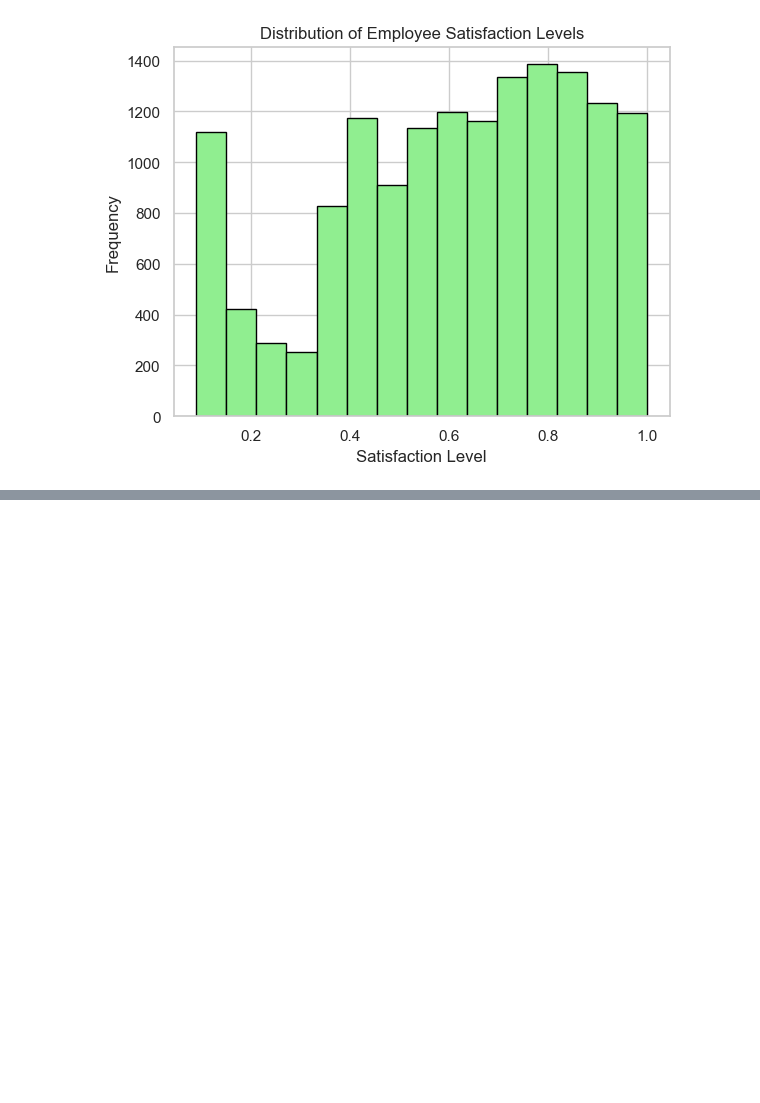
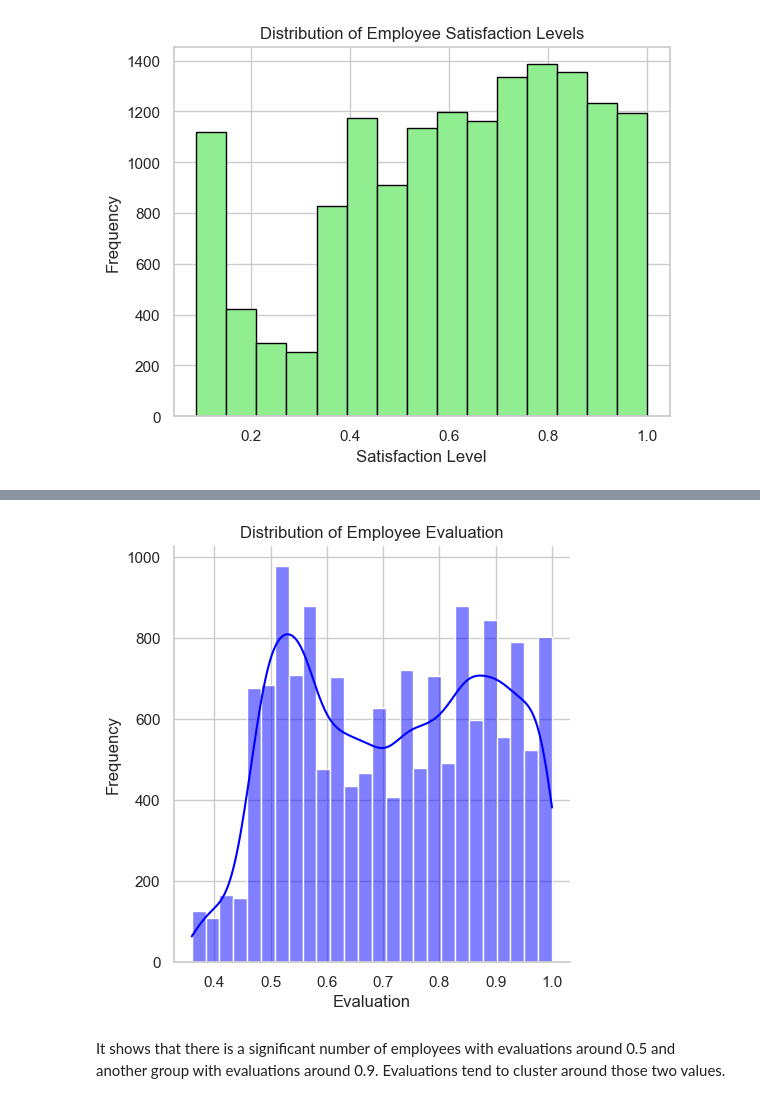
Before and after one commit to karmenatwork/4_CB_employees_turnover, a Jupyter notebook: main.ipynb, the cells around one changed output, grey strips where cells are left out. Drawn from its saved outputs; the diff is of its cells as text; code cells hidden in the pictures; blank space fills up the shorter version.

```diff
--- a/main.ipynb
+++ b/main.ipynb
@@ -217,0 +231,12 @@ plt.hist(df['satisfaction_level'], color='lightgreen', ec='black', bins=15)
+# %%
+# Plot the distribution of employee evaluation
+sns.displot(df['last_evaluation'], kde=True, color='blue')
+# sns.histplot(df1['satisfaction_level'], kde=True, color='blue')
+plt.title('Distribution of Employee Evaluation')
+plt.xlabel('Evaluation')
+plt.ylabel('Frequency')
+plt.show()
+# %% [output]
+[figure, added]
+# %% [markdown]
+It shows that there is a significant number of employees with evaluations around 0.5 and another group with evaluations around 0.9. Evaluations tend to cluster around those two values.
```
Also changed, not shown: parts of 3 cells of this notebook.
